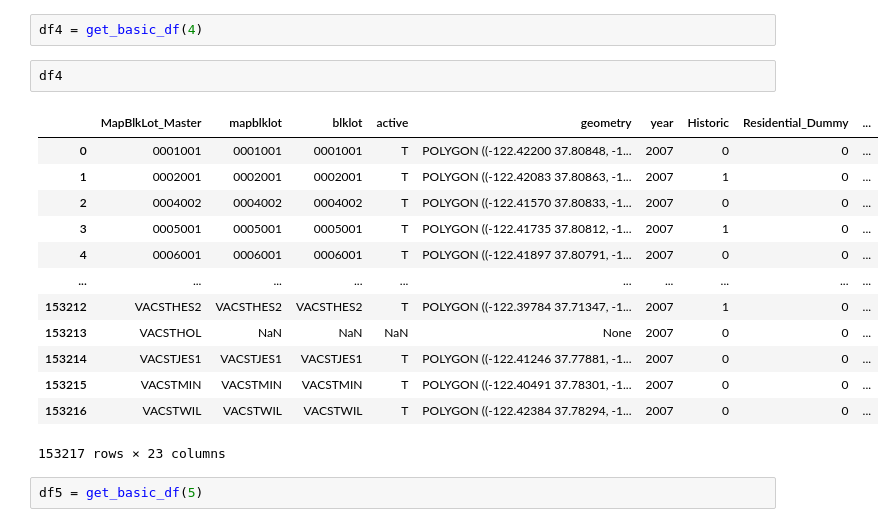
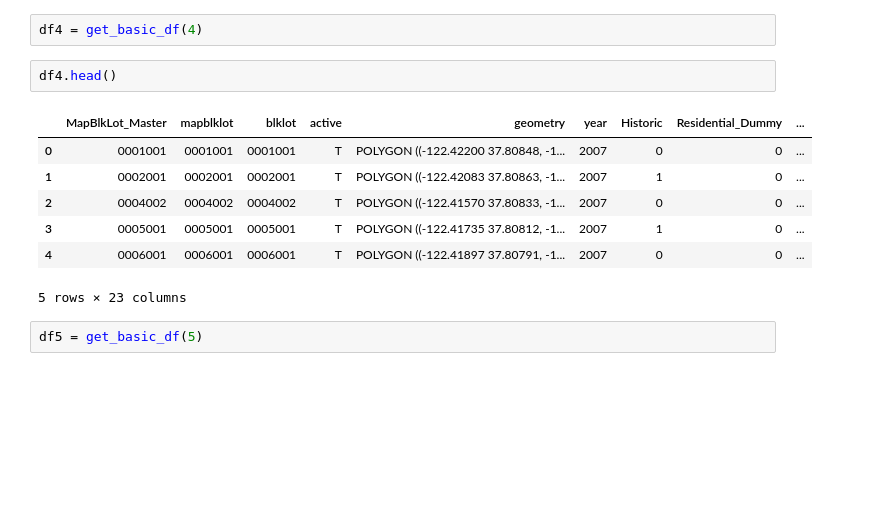
Before and after one commit to sdamerdji/dissertation, a Jupyter notebook: pdev/clean3.ipynb, the cells around one changed output. Drawn from its saved outputs; the diff is of its cells as text; blank space fills up the shorter version.

```diff
--- a/pdev/clean3.ipynb
+++ b/pdev/clean3.ipynb
@@ -64,21 +60,15 @@ def get_basic_df(cycle):
 # %%
 df4 = get_basic_df(4)
 # %%
-df4
+df4.head()
 # %% [output]
 |  | MapBlkLot_Master | mapblklot | blklot | active | geometry | year | Historic | Residential_Dummy | ... |
 | 0 | 0001001 | 0001001 | 0001001 | T | POLYGON ((-122.42200 37.80848, -1... | 2007 | 0 | 0 | ... |
 | 1 | 0002001 | 0002001 | 0002001 | T | POLYGON ((-122.42083 37.80863, -1... | 2007 | 1 | 0 | ... |
 | 2 | 0004002 | 0004002 | 0004002 | T | POLYGON ((-122.41570 37.80833, -1... | 2007 | 0 | 0 | ... |
 | 3 | 0005001 | 0005001 | 0005001 | T | POLYGON ((-122.41735 37.80812, -1... | 2007 | 1 | 0 | ... |
 | 4 | 0006001 | 0006001 | 0006001 | T | POLYGON ((-122.41897 37.80791, -1... | 2007 | 0 | 0 | ... |
-| ... | ... | ... | ... | ... | ... | ... | ... | ... | ... |
-| 153212 | VACSTHES2 | VACSTHES2 | VACSTHES2 | T | POLYGON ((-122.39784 37.71347, -1... | 2007 | 1 | 0 | ... |
-| 153213 | VACSTHOL | NaN | NaN | NaN | None | 2007 | 0 | 0 | ... |
-| 153214 | VACSTJES1 | VACSTJES1 | VACSTJES1 | T | POLYGON ((-122.41246 37.77881, -1... | 2007 | 0 | 0 | ... |
-| 153215 | VACSTMIN | VACSTMIN | VACSTMIN | T | POLYGON ((-122.40491 37.78301, -1... | 2007 | 0 | 0 | ... |
-| 153216 | VACSTWIL | VACSTWIL | VACSTWIL | T | POLYGON ((-122.42384 37.78294, -1... | 2007 | 0 | 0 | ... |
-153217 rows × 23 columns
+5 rows × 23 columns
 # %%
 df5 = get_basic_df(5)
 # %%
```
Also changed, not shown: parts of 73 cells of this notebook, 2 other files.
